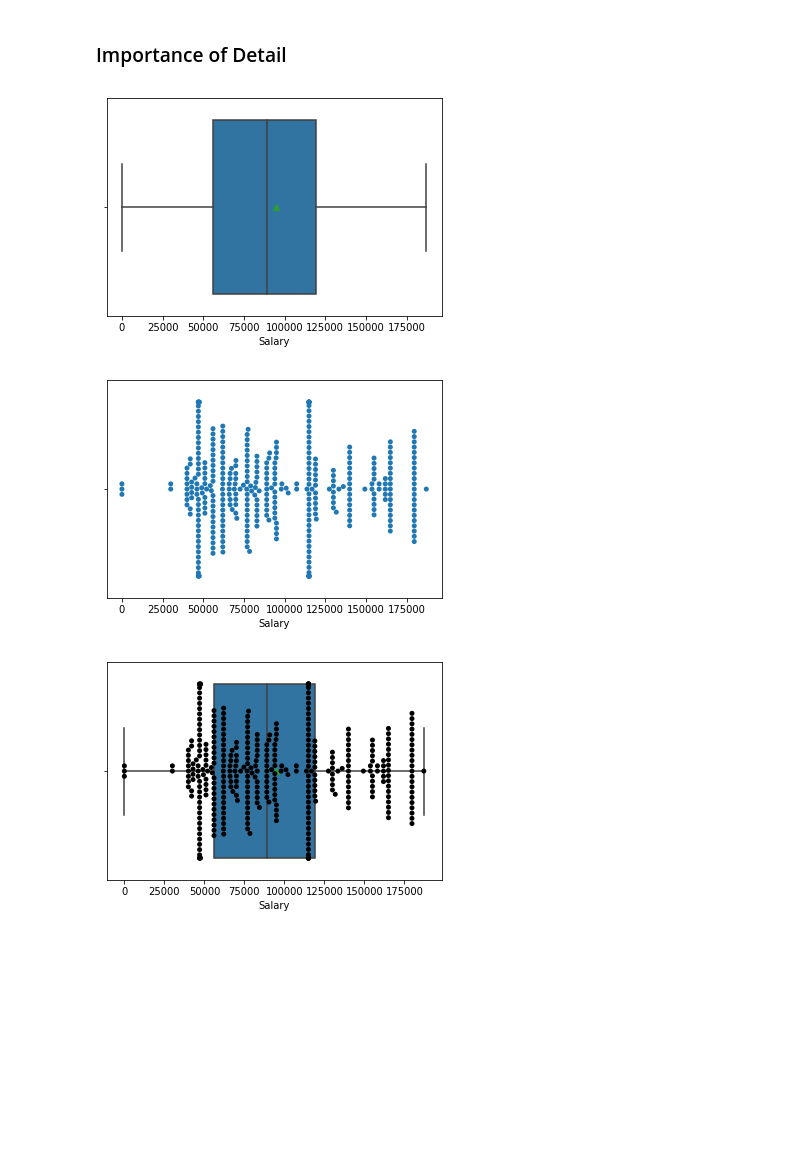
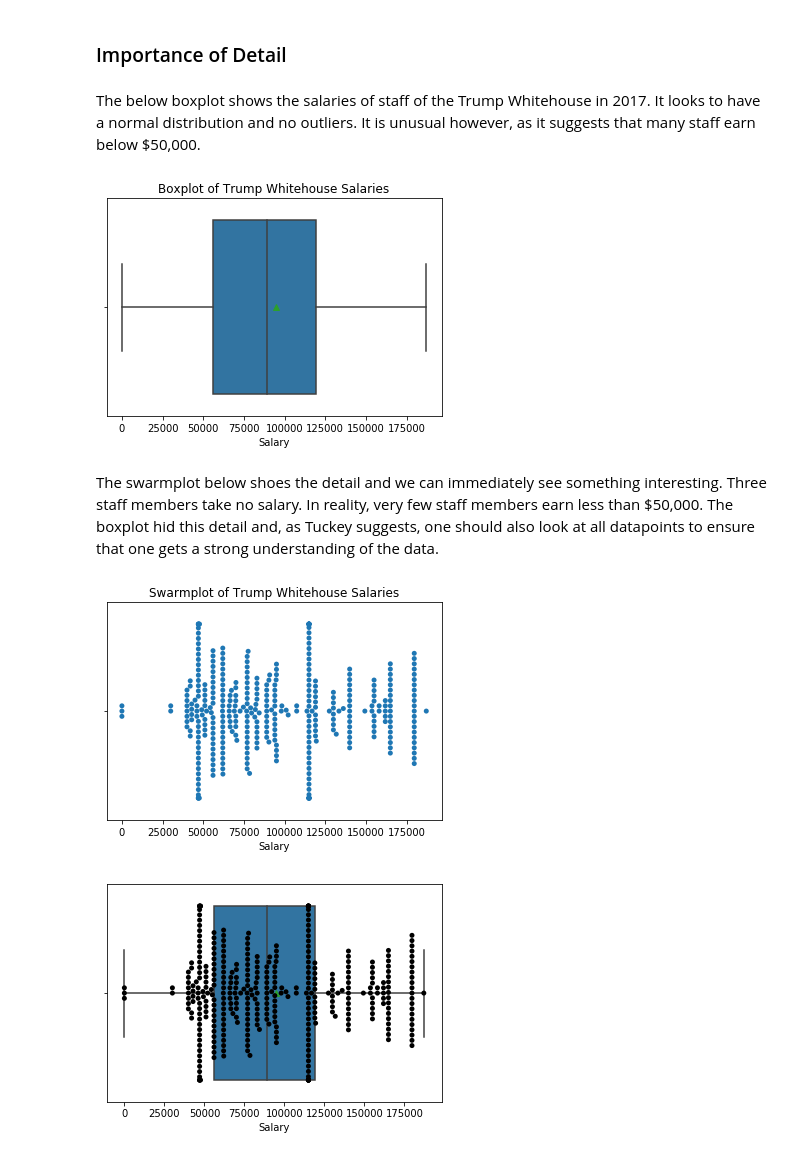
Before and after one commit to dermotkel/fundamentals-project, a Jupyter notebook: Fundamentals - Project.ipynb, the cells around one changed output. Drawn from its saved outputs; the diff is of its cells as text; code cells hidden in the pictures; blank space fills up the shorter version.

Commit message:
finished Trump section

```diff
--- a/Fundamentals - Project.ipynb
+++ b/Fundamentals - Project.ipynb
@@ -231,6 +231,8 @@ Text(0.5,1,'Stem and Leaf Plot')
 [figure]
 # %% [markdown]
 ### Importance of Detail
+# %% [markdown]
+The below boxplot shows the salaries of staff of the Trump Whitehouse in 2017. It looks to have a normal distribution and no outliers. It is unusual however, as it suggests that many staff earn below $50,000.
 # %%
 df = pd.read_csv("https://raw.githubusercontent.com/dermotkel/fundamentals-project/master/white-house-salaries.csv", delimiter=";")
 # %%
@@ -238,14 +240,18 @@ df = pd.read_csv("https://raw.githubusercontent.com/dermotkel/fundamentals-proje
 trump = df.loc[df['Year'] == 2017]
 # %%
 sns.boxplot(trump['Salary'], showmeans=True)
+plt.title('Boxplot of Trump Whitehouse Salaries')
 plt.show()
 # %% [output]
-[figure, old version]
+[figure, new version]
+# %% [markdown]
+The swarmplot below shoes the detail and we can immediately see something interesting. Three staff members take no salary. In reality, very few staff members earn less than $50,000. The boxplot hid this detail and, as Tuckey suggests, one should also look at all datapoints to ensure that one gets a strong understanding of the data.
 # %%
 sns.swarmplot(x='Salary', data=trump)
+plt.title('Swarmplot of Trump Whitehouse Salaries')
 plt.show()
 # %% [output]
-[figure, old version]
+[figure, new version]
 # %%
 sns.boxplot(trump['Salary'], showmeans=True)
 sns.swarmplot(x='Salary', data=trump, color="black")
```
